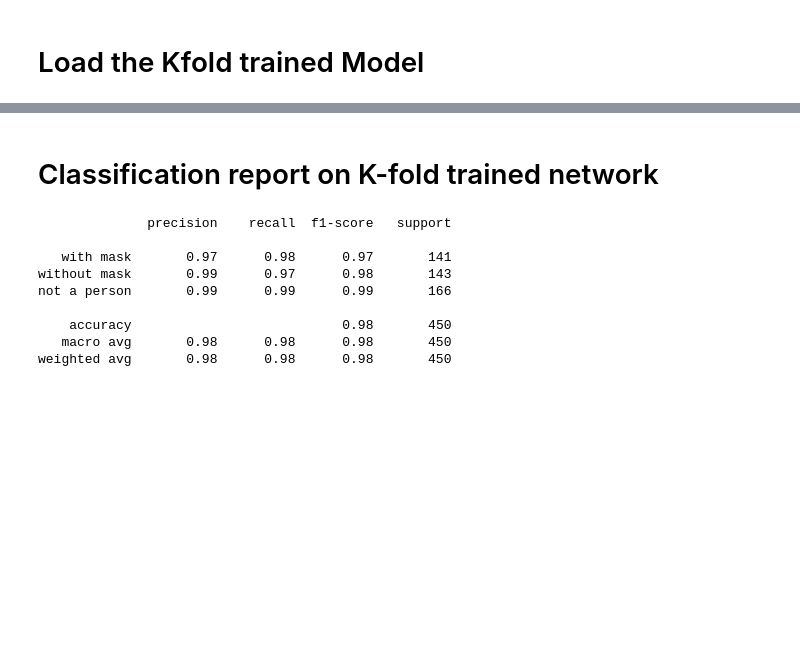
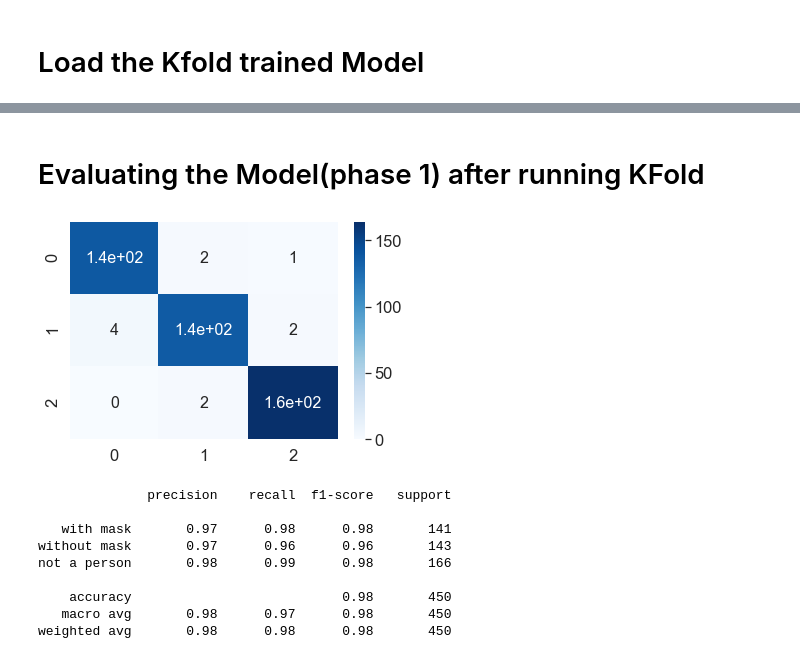
Before and after one commit to zapouria/COMP-6721-AI-Project, a Jupyter notebook: AI project phase1 && phase 2.ipynb, the cells around one changed output, grey strips where cells are left out. Drawn from its saved outputs; the diff is of its cells as text; code cells hidden in the pictures; blank space fills up the shorter version.

Commit message:
update kfold running on 2 models

```diff
--- a/AI project phase1 && phase 2.ipynb
+++ b/AI project phase1 && phase 2.ipynb
@@ -281,11 +334,11 @@ Agg loss at fold: 9 is 0.00016022940437205473%
 # %% [markdown]
 # Load the Kfold trained Model
 # %%
-exec_obj = Executor()
+kfold_exec_obj = Executor()
 
 model = convolutional_neural_network.convolutional_neural_network()
 
 model.load_state_dict(torch.load(kfold_save_path))
 
-exec_obj.network = model
+kfold_exec_obj.network = model
 # %%
@@ -315,19 +391,33 @@ plt.show()
-# %% [markdown]
-# Classification report on K-fold trained network
-# %%
-report = classification_report(
-    actual_results.numpy(),
-    pred_vals.numpy(),
-    target_names=['with mask','without mask','not a person']
-)
-print(report)
-# %% [output]
-              precision    recall  f1-score   support
-
-   with mask       0.97      0.98      0.97       141
-without mask       0.99      0.97      0.98       143
-not a person       0.99      0.99      0.99       166
-
-    accuracy                           0.98       450
-   macro avg       0.98      0.98      0.98       450
-weighted avg       0.98      0.98      0.98       450
+# %% [markdown]
+# Evaluating the Model(phase 1) after running KFold
+# %%
+calc_model_weights, actual_results = next(iter(te_loader))
+model_net = kfold_exec_obj.network(calc_model_weights)
+pred_vals = torch.argmax(model_net, dim = 1)
+
+sb.set(font_scale=1.5)
+sb.heatmap(
+    confusion_matrix(actual_results.numpy(),pred_vals.numpy()),
+    annot=True,
+    annot_kws={"size": 16},
+    cmap="Blues"
+)
+plt.show()
+
+report = classification_report(
+    actual_results.numpy(),
+    pred_vals.numpy(),
+    target_names=['with mask','without mask','not a person']
+)
+print(report)
+# %% [output]
+[figure, added]
+              precision    recall  f1-score   support
+
+   with mask       0.97      0.98      0.98       141
+without mask       0.97      0.96      0.96       143
+not a person       0.98      0.99      0.98       166
+
+    accuracy                           0.98       450
+   macro avg       0.98      0.97      0.98       450
+weighted avg       0.98      0.98      0.98       450
```
Also changed, not shown: parts of 11 cells of this notebook.
